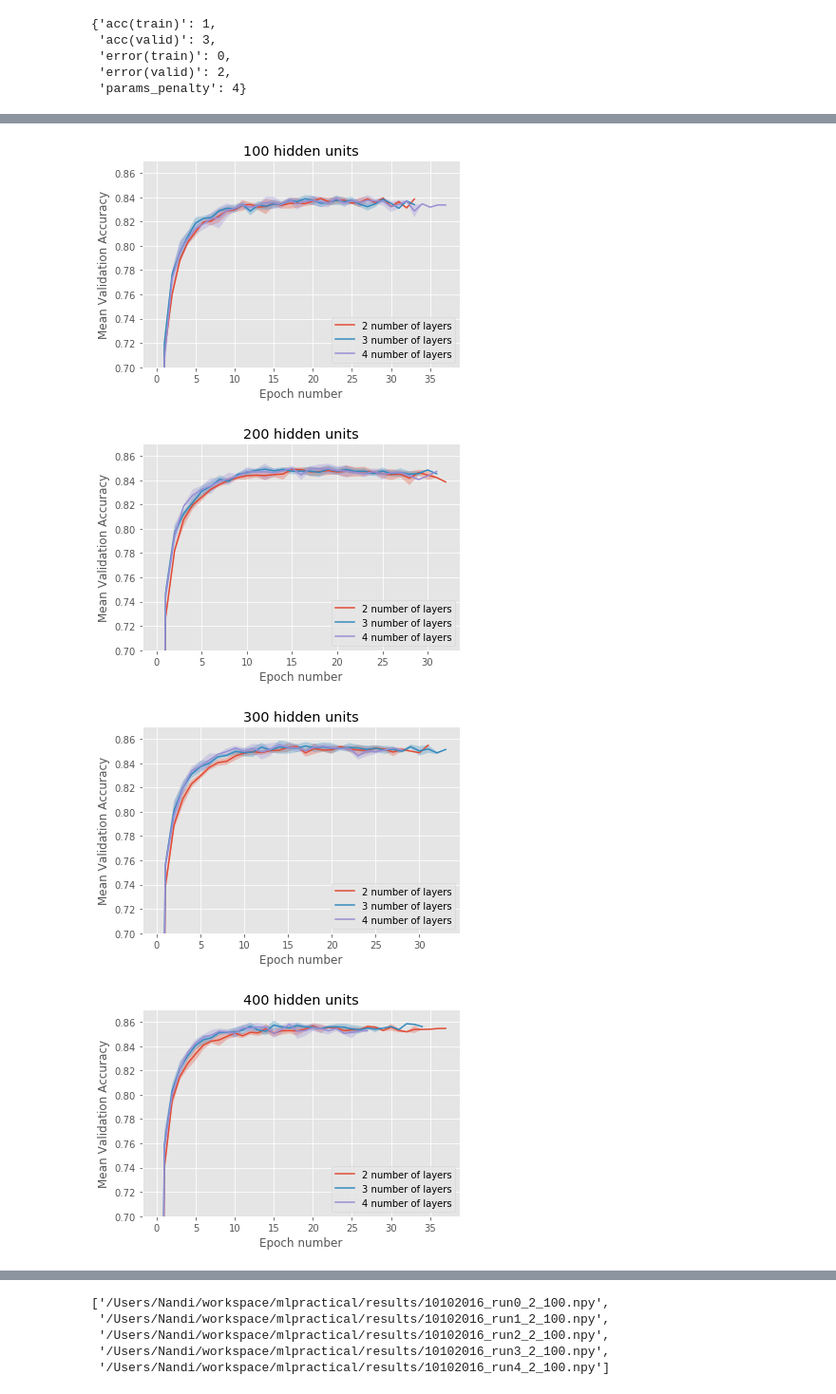
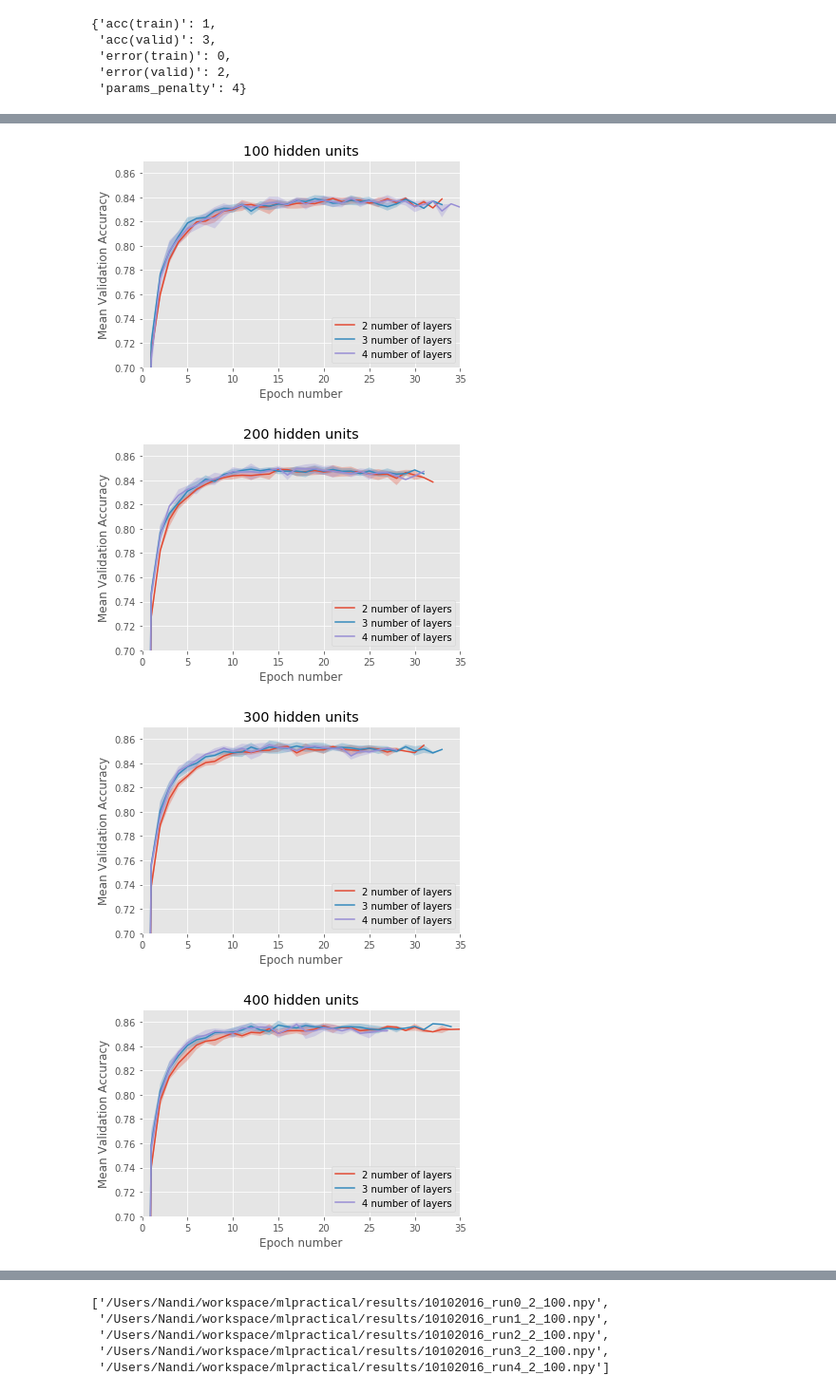
Before and after one commit to nandidodo/mlp, a Jupyter notebook: notebooks/Coursework_2.ipynb, the cells around one changed output, grey strips where cells are left out. Shown at 95% size. Cells and saved outputs as stored; diff of their text form; code cells hidden in the pictures.

```diff
--- a/notebooks/Coursework_2.ipynb
+++ b/notebooks/Coursework_2.ipynb
@@ -194,24 +212,6 @@ for layers in np.arange(2,5):
             ys.append(file[0][:, keys[target_data]])
         #print(ys)
 
-        def avgNestedLists(nested_vals):
-            """
-            Averages a 2-D array and returns a 1-D array of all of the columns
-            averaged together, regardless of their dimensions.
-            """
-            output = []
-            maximum = 0
-            for lst in nested_vals:
-                if len(lst) > maximum:
-                    maximum = len(lst)
-            for index in range(maximum): # Go through each index of longest list
-                temp = []
-                for lst in nested_vals: # Go through each list
-                    if index < len(lst): # If not an index error
-                        temp.append(lst[index])
-                output.append(np.nanmean(temp))
-            return output
-
         ys = np.array(ys)
         ys_mean = avgNestedLists(ys)#(axis=0)
 
@@ -230,7 +230,7 @@ for layers in np.arange(2,5):
         plt.plot(np.arange(len(ys_mean)), ys_mean, label="{}{}".format(units, ' hidden units'))
         plt.ylim(0.70, 0.87)
 #         plt.ylim(-0.01,0.05)
-#         plt.xlim(0,70)
+        plt.xlim(0,35)
         plt.ylabel('Mean Validation Accuracy')
         plt.xlabel('Epoch number')
         plt.title(str(layers) + ' hidden layers')
@@ -259,54 +292,35 @@ for units in hidden_units:
 #                 continue
 
             ys.append(file[0][:, keys[target_data]])
         #print(ys)
-
-        def avgNestedLists(nested_vals):
-            """
-            Averages a 2-D array and returns a 1-D array of all of the columns
-            averaged together, regardless of their dimensions.
-            """
-            output = []
-            maximum = 0
-            for lst in nested_vals:
-                if len(lst) > maximum:
-                    maximum = len(lst)
-            for index in range(maximum): # Go through each index of longest list
-                temp = []
-                for lst in nested_vals: # Go through each list
-                    if index < len(lst): # If not an index error
-                        temp.append(lst[index])
-                output.append(np.nanmean(temp))
-            return output
 
         n = max([len(y) for y in ys])
         ys_std = np.zeros(n)
 
 
         for i in range(n):
             ys_tmp = []
             for y in ys:
                 if i < len(y):
                     ys_tmp.append(y[i])
             ys_std[i] = np.std(ys_tmp)
 
         ys = np.array(ys)
         ys_mean = avgNestedLists(ys)#(axis=0)
         #ys_std = stdNestedLists(ys)#(axis=0)
 #         plt.plot(np.arange(101), ys_mean, label="{} {}{}".format(labels_weightinit[w], l, ' layers'))
         plt.plot(np.arange(len(ys_mean)), ys_mean, label="{}{}".format(layers, ' number of layers'))
         plt.ylim(0.70, 0.87)
-#         plt.ylim(-0.01,0.05)
-#         plt.xlim(0,70)
+        plt.xlim(0,35)
         plt.ylabel('Mean Validation Accuracy')
         plt.xlabel('Epoch number')
         plt.title(str(units) + ' hidden units')
         plt.fill_between(np.arange(n), ys_mean - ys_std, ys_mean + ys_std, alpha=0.3)
     plt.legend()
     #plt.savefig('/Users/Nandi/workspace/mlpractical/report/images/2b/' + str(w) + str(l) + '.pdf')
     plt.show()
 # %% [output]
-[figure, old version]
+[figure, new version]
-[figure, old version]
+[figure, new version]
-[figure, old version]
+[figure, new version]
-[figure, old version]
+[figure, new version]
```
Also changed, not shown: parts of 9 cells of this notebook, 1 other file.
